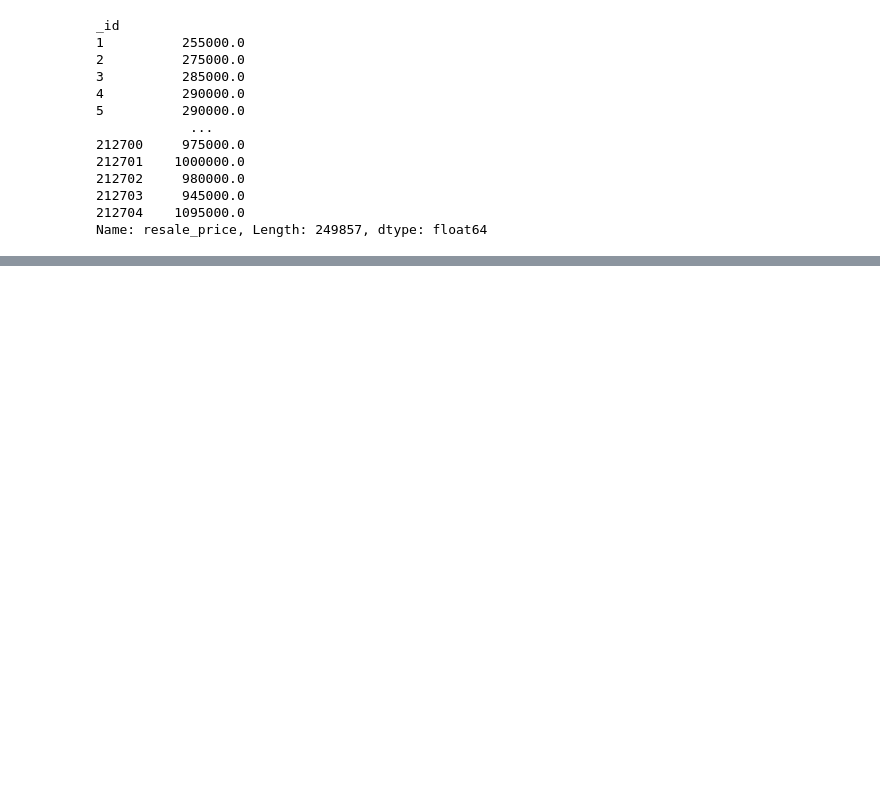
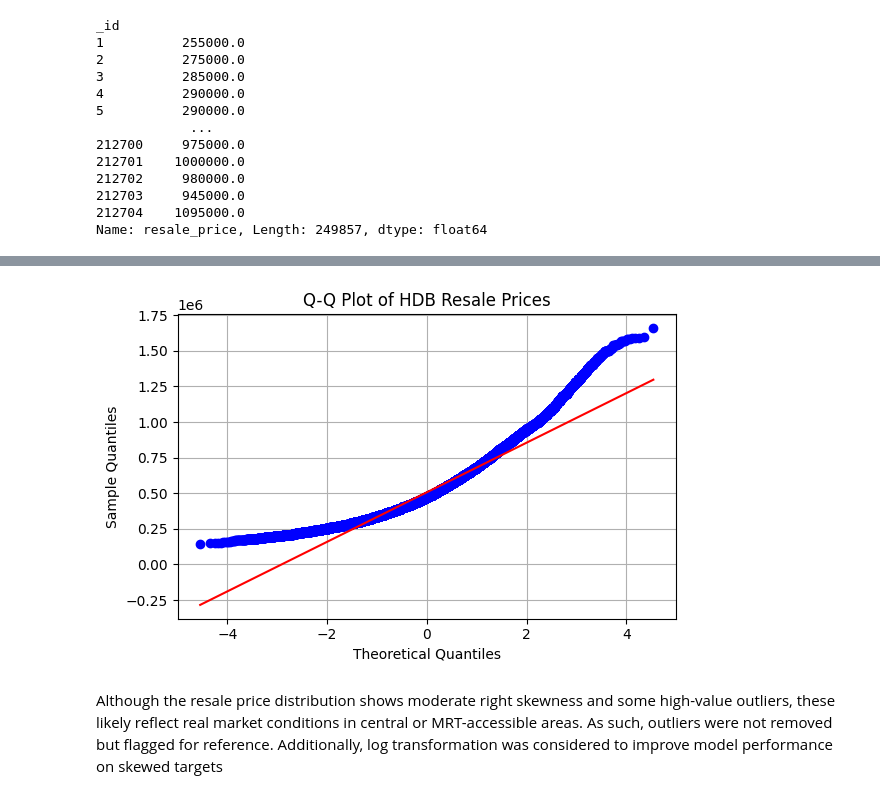
Before and after one commit to Faldho23/hdb-price-prediction, a Jupyter notebook: eda.ipynb, the cells around one changed output, grey strips where cells are left out. Saved outputs shown, nothing was run; the diff lists cells and outputs as text; code cells hidden in the pictures; blank space fills up the shorter version.

Commit message:
Perform EDA

```diff
--- a/eda.ipynb
+++ b/eda.ipynb
@@ -125,0 +139,14 @@ plt.show()
+# %%
+plt.figure(figsize=(6, 4))
+stats.probplot(hdb_resale_data['resale_price'], dist="norm", plot=plt)
+
+plt.title("Q-Q Plot of HDB Resale Prices")
+plt.xlabel("Theoretical Quantiles")
+plt.ylabel("Sample Quantiles")
+plt.grid(True)
+plt.tight_layout()
+plt.show()
+# %% [output]
+[figure, added]
+# %% [markdown]
+Although the resale price distribution shows moderate right skewness and some high-value outliers, these likely reflect real market conditions in central or MRT-accessible areas. As such, outliers were not removed but flagged for reference. Additionally, log transformation was considered to improve model performance on skewed targets
```
Also changed, not shown: parts of 48 cells of this notebook.
